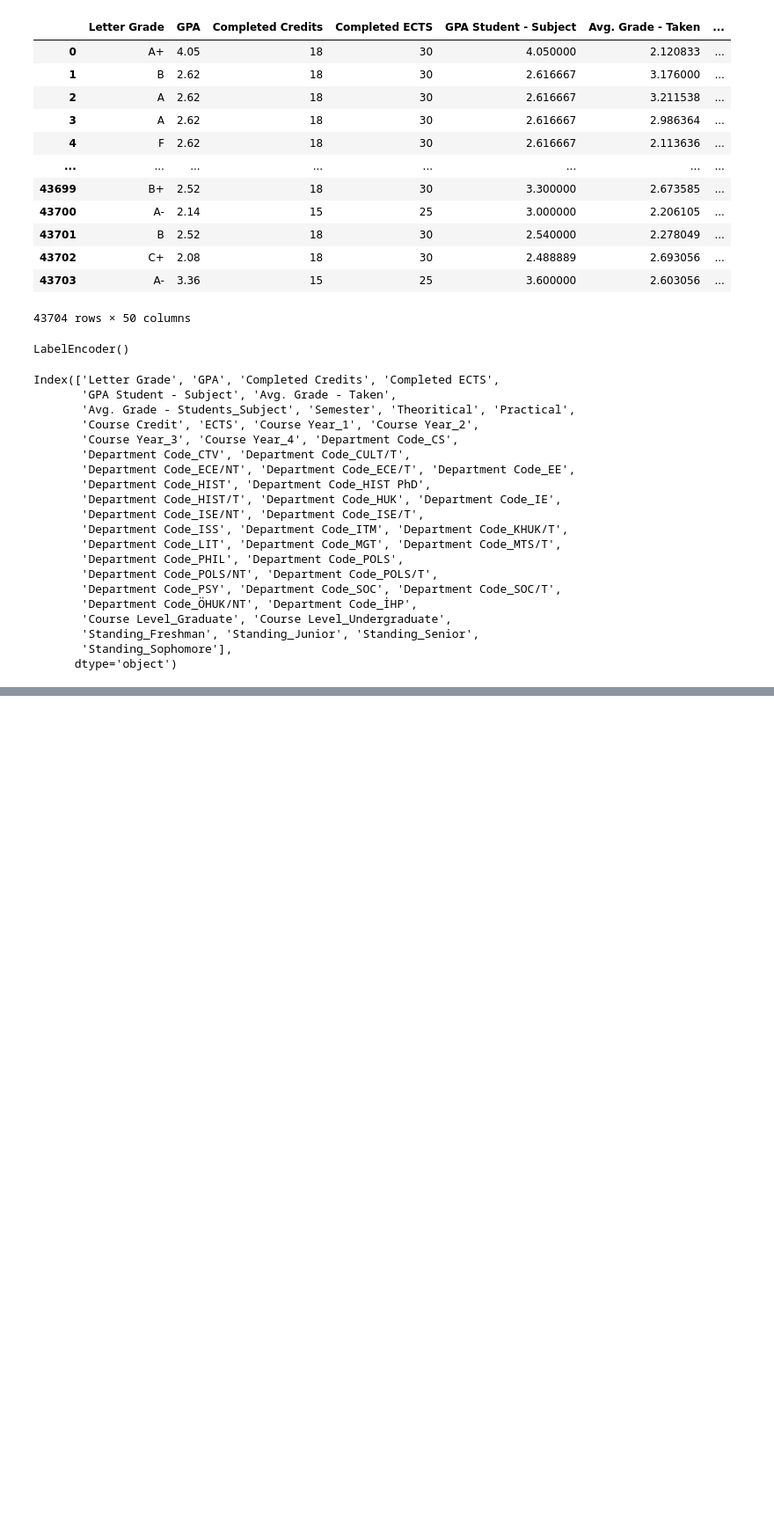
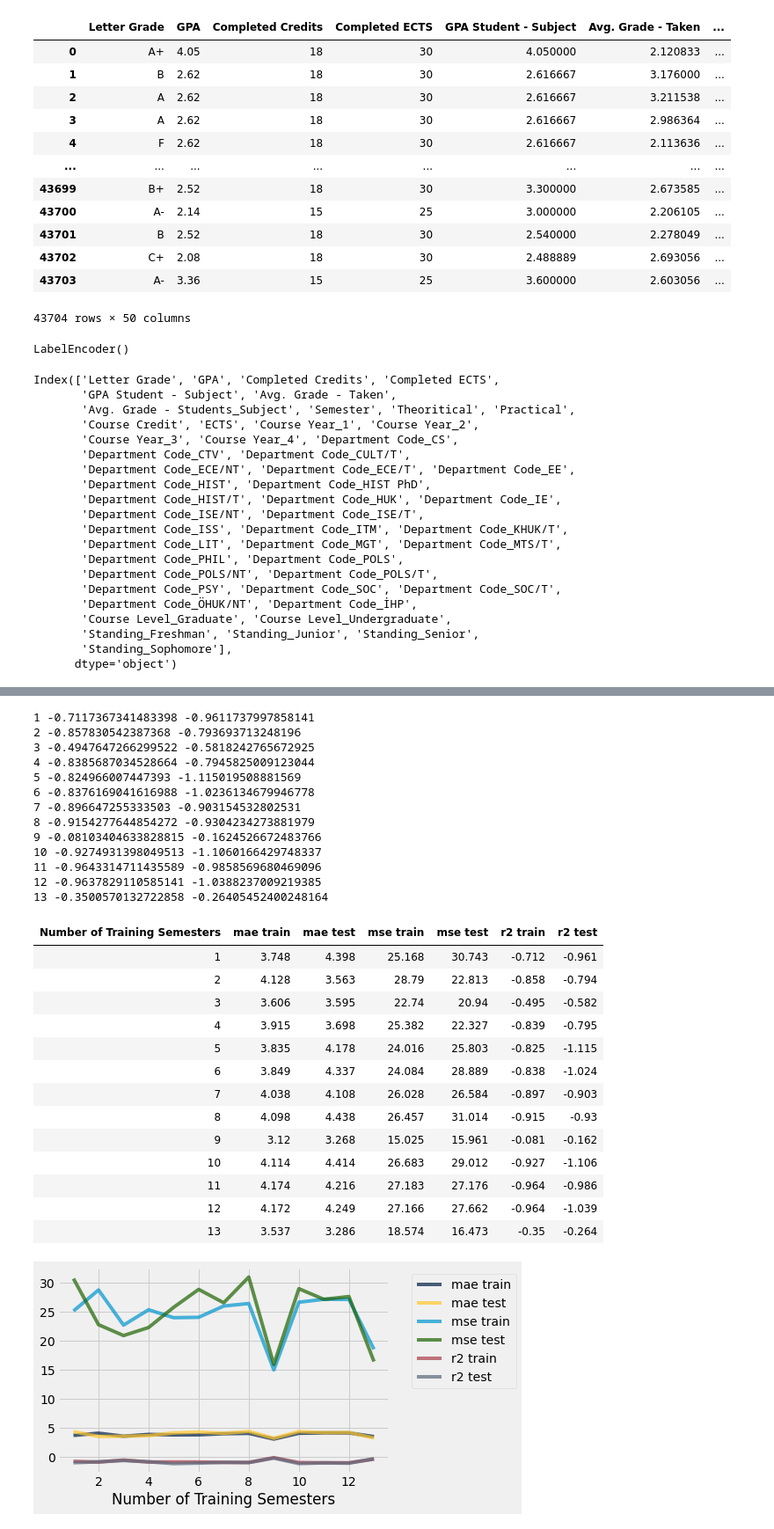
Before and after one commit to ali0jn/Smart-Advisor, a Jupyter notebook: data_mining/Ensemble Models/Gradient Boosting Regressor.ipynb, the cells around one changed output, grey strips where cells are left out. Shown at 88% size. Cells and saved outputs as stored; diff of their text form; code cells hidden in the pictures; blank space fills up the shorter version.

```diff
--- a/data_mining/Ensemble Models/Gradient Boosting Regressor.ipynb
+++ b/data_mining/Ensemble Models/Gradient Boosting Regressor.ipynb
@@ -219,0 +255,33 @@ pickle.dump(gb_model, open('gb_model', 'wb'))
+# %%
+gb_model_lower = GradientBoostingRegressor(loss='quantile', alpha=0.05)
+# %%
+plot_error_score(df, columns, gb_model_lower)
+# %% [output]
+1 -0.7117367341483398 -0.9611737997858141
+2 -0.857830542387368 -0.793693713248196
+3 -0.4947647266299522 -0.5818242765672925
+4 -0.8385687034528664 -0.7945825009123044
+5 -0.824966007447393 -1.115019508881569
+6 -0.8376169041616988 -1.0236134679946778
+7 -0.896647255333503 -0.903154532802531
+8 -0.9154277644854272 -0.9304234273881979
+9 -0.08103404633828815 -0.1624526672483766
+10 -0.9274931398049513 -1.1060166429748337
+11 -0.9643314711435589 -0.9858569680469096
+12 -0.9637829110585141 -1.0388237009219385
+13 -0.3500570132722858 -0.26405452400248164
+| Number of Training Semesters | mae train | mae test | mse train | mse test | r2 train | r2 test |
+| 1 | 3.748 | 4.398 | 25.168 | 30.743 | -0.712 | -0.961 |
+| 2 | 4.128 | 3.563 | 28.79 | 22.813 | -0.858 | -0.794 |
+| 3 | 3.606 | 3.595 | 22.74 | 20.94 | -0.495 | -0.582 |
+| 4 | 3.915 | 3.698 | 25.382 | 22.327 | -0.839 | -0.795 |
+| 5 | 3.835 | 4.178 | 24.016 | 25.803 | -0.825 | -1.115 |
+| 6 | 3.849 | 4.337 | 24.084 | 28.889 | -0.838 | -1.024 |
+| 7 | 4.038 | 4.108 | 26.028 | 26.584 | -0.897 | -0.903 |
+| 8 | 4.098 | 4.438 | 26.457 | 31.014 | -0.915 | -0.93 |
+| 9 | 3.12 | 3.268 | 15.025 | 15.961 | -0.081 | -0.162 |
+| 10 | 4.114 | 4.414 | 26.683 | 29.012 | -0.927 | -1.106 |
+| 11 | 4.174 | 4.216 | 27.183 | 27.176 | -0.964 | -0.986 |
+| 12 | 4.172 | 4.249 | 27.166 | 27.662 | -0.964 | -1.039 |
+| 13 | 3.537 | 3.286 | 18.574 | 16.473 | -0.35 | -0.264 |
+[figure, added]
```
Also changed, not shown: parts of 10 cells of this notebook, 23 other files.
